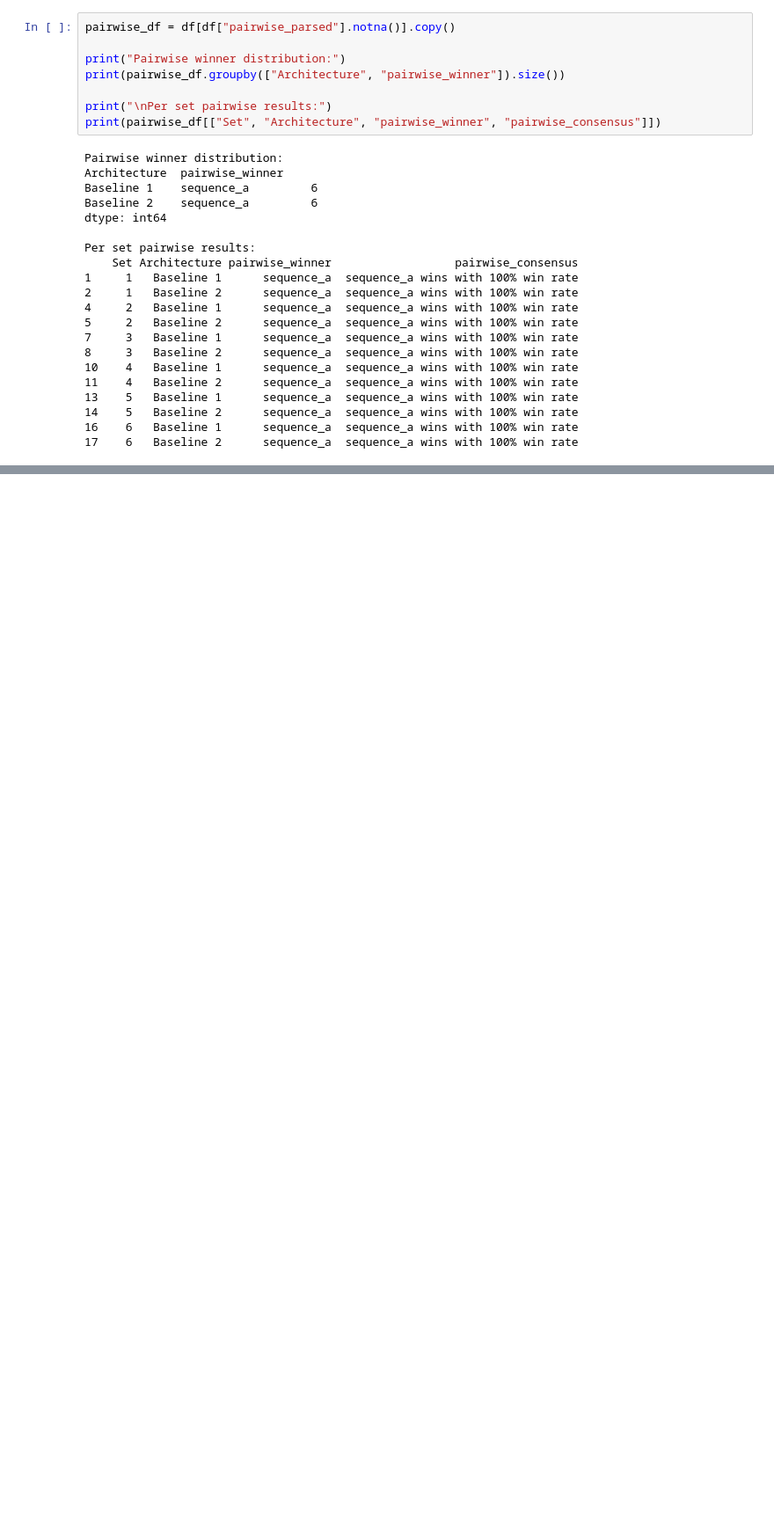
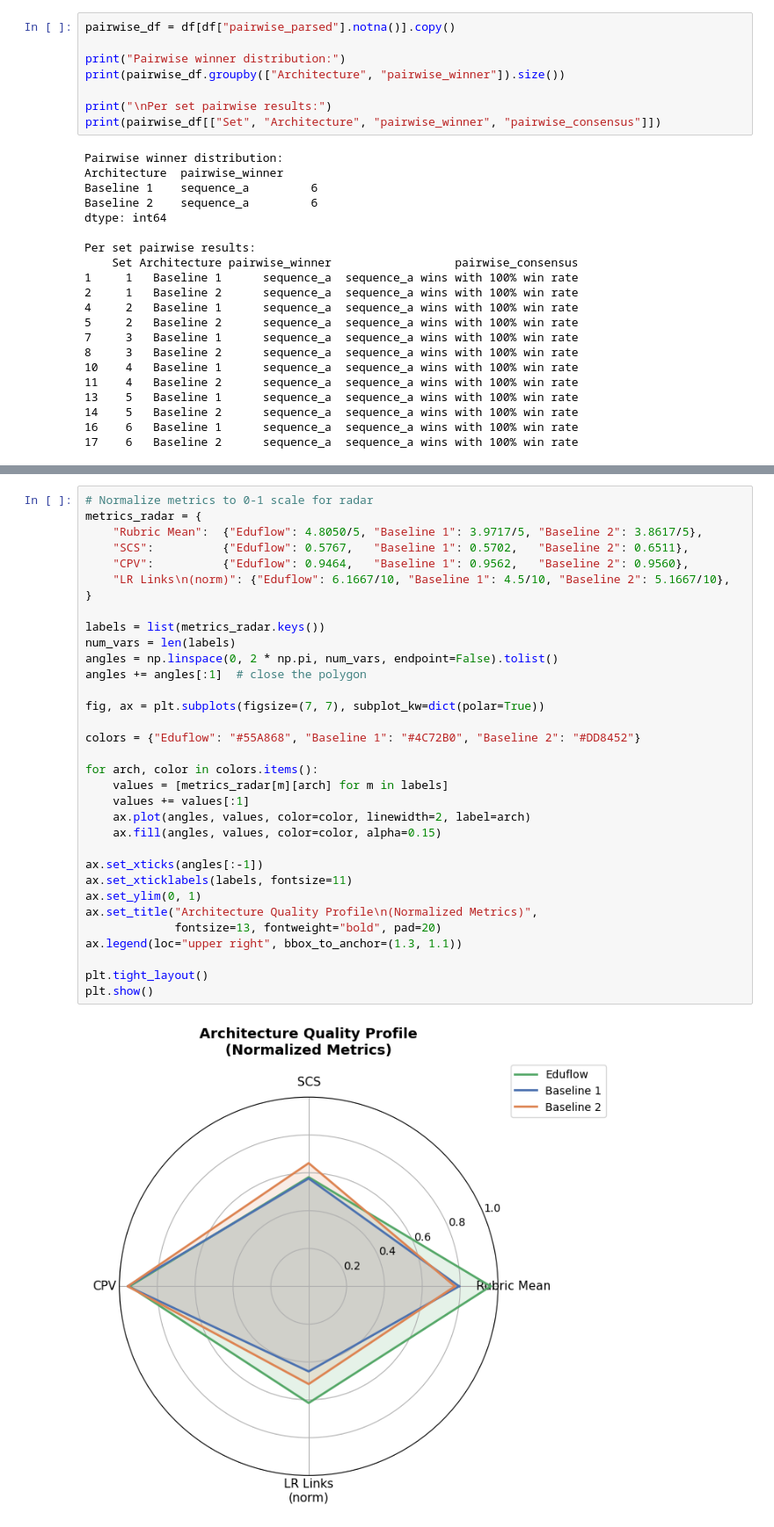
Before and after one commit to daveshenal/eduflow, a Jupyter notebook: evaluator_service/evaluation/results_analysis.ipynb, the cells around one changed output, grey strips where cells are left out. Shown at 88% size. Cells and saved outputs as stored; diff of their text form; blank space fills up the shorter version.

```diff
--- a/evaluator_service/evaluation/results_analysis.ipynb
+++ b/evaluator_service/evaluation/results_analysis.ipynb
@@ -297,0 +314,35 @@ Eduflow        5.0    5    5
+# %%
+# Normalize metrics to 0-1 scale for radar
+metrics_radar = {
+    "Rubric Mean":  {"Eduflow": 4.8050/5, "Baseline 1": 3.9717/5, "Baseline 2": 3.8617/5},
+    "SCS":          {"Eduflow": 0.5767,   "Baseline 1": 0.5702,   "Baseline 2": 0.6511},
+    "CPV":          {"Eduflow": 0.9464,   "Baseline 1": 0.9562,   "Baseline 2": 0.9560},
+    "LR Links\n(norm)": {"Eduflow": 6.1667/10, "Baseline 1": 4.5/10, "Baseline 2": 5.1667/10},
+}
+
+labels = list(metrics_radar.keys())
+num_vars = len(labels)
+angles = np.linspace(0, 2 * np.pi, num_vars, endpoint=False).tolist()
+angles += angles[:1]  # close the polygon
+
+fig, ax = plt.subplots(figsize=(7, 7), subplot_kw=dict(polar=True))
+
+colors = {"Eduflow": "#55A868", "Baseline 1": "#4C72B0", "Baseline 2": "#DD8452"}
+
+for arch, color in colors.items():
+    values = [metrics_radar[m][arch] for m in labels]
+    values += values[:1]
+    ax.plot(angles, values, color=color, linewidth=2, label=arch)
+    ax.fill(angles, values, color=color, alpha=0.15)
+
+ax.set_xticks(angles[:-1])
+ax.set_xticklabels(labels, fontsize=11)
+ax.set_ylim(0, 1)
+ax.set_title("Architecture Quality Profile\n(Normalized Metrics)",
+             fontsize=13, fontweight="bold", pad=20)
+ax.legend(loc="upper right", bbox_to_anchor=(1.3, 1.1))
+
+plt.tight_layout()
+plt.show()
+# %% [output]
+[figure, added]
```
Also changed, not shown: parts of 8 cells of this notebook, 2 other files.
